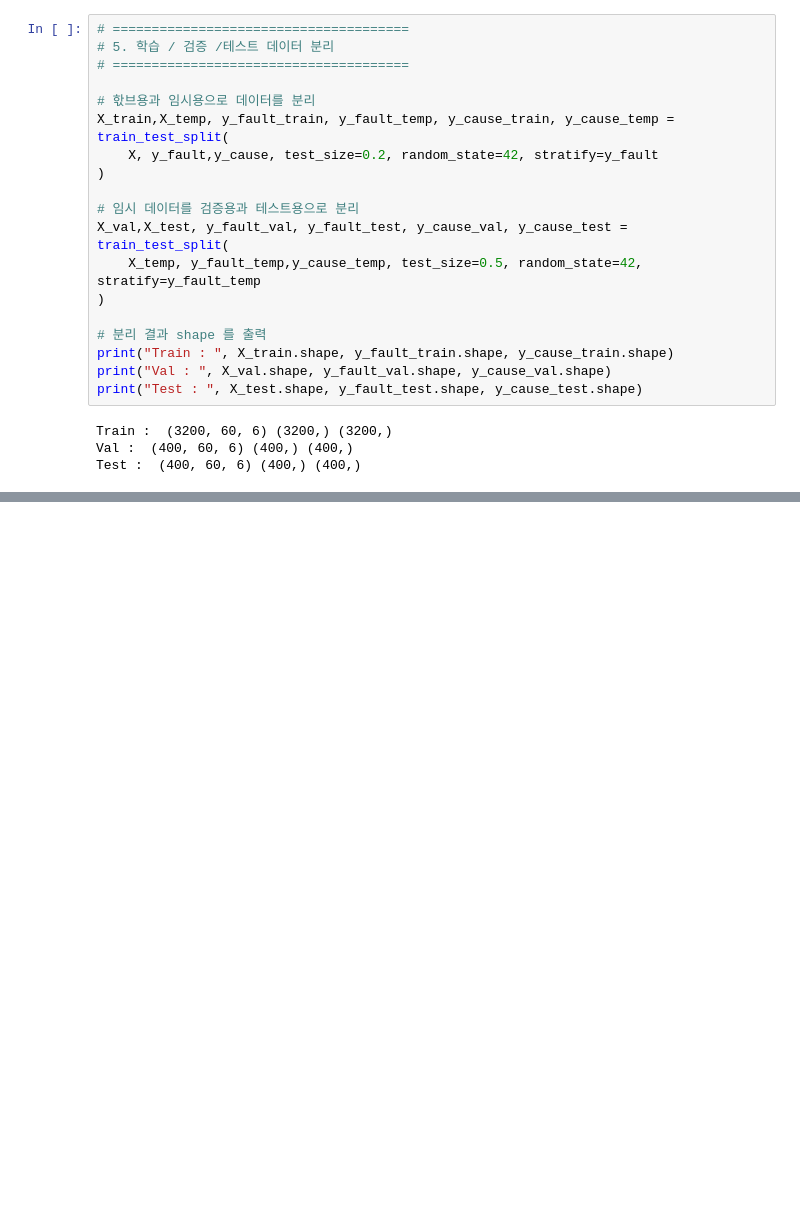
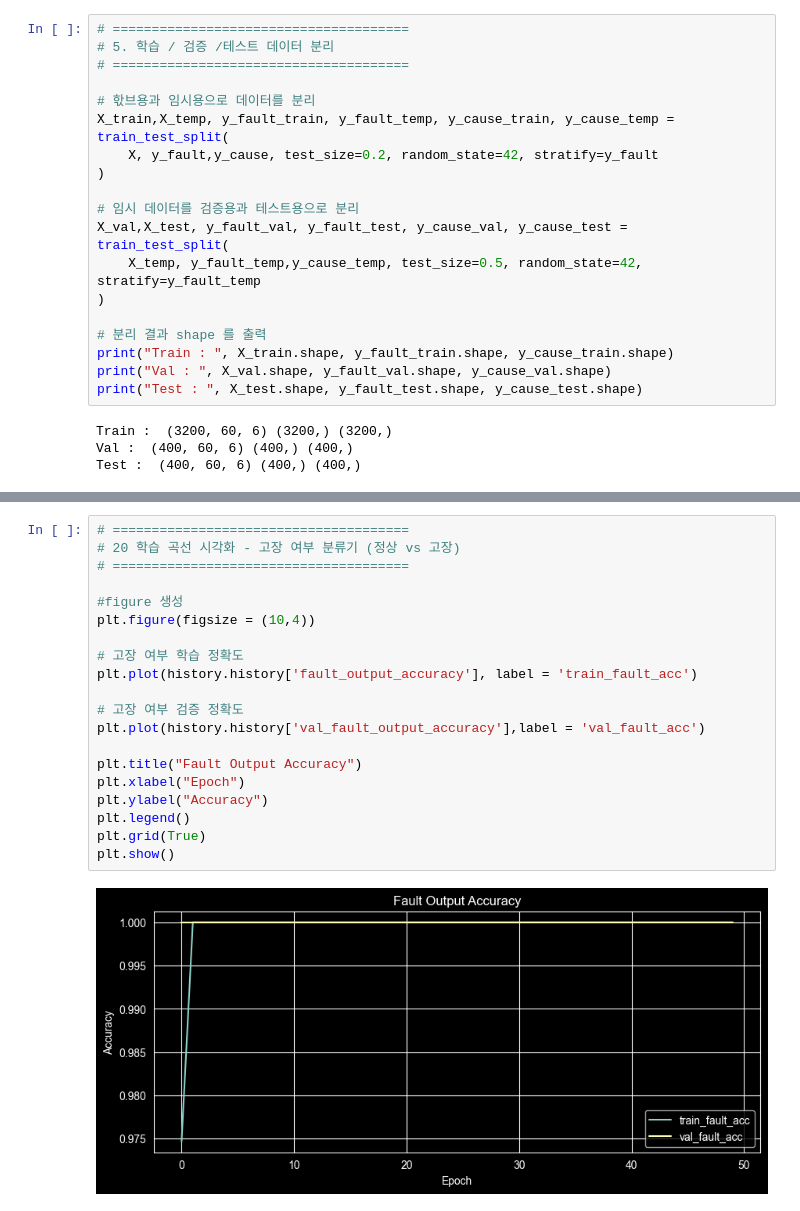
Before and after one commit to leon4study/workspace, a Jupyter notebook: day9/설비고장 사전예측+품질원인분류 멀티태스크 모델 실습.ipynb, the cells around one changed output, grey strips where cells are left out. Drawn from its saved outputs; the diff is of its cells as text; blank space fills up the shorter version.

```diff
--- a/day9/설비고장 사전예측+품질원인분류 멀티태스크 모델 실습.ipynb
+++ b/day9/설비고장 사전예측+품질원인분류 멀티태스크 모델 실습.ipynb
@@ -292,0 +789,22 @@ X_train_2d = X_train.reshape(-1, n_features)
+# %%
+# ======================================
+# 20 학습 곡선 시각화 - 고장 여부 분류기 (정상 vs 고장)
+# ======================================
+
+#figure 생성
+plt.figure(figsize = (10,4))
+
+# 고장 여부 학습 정확도
+plt.plot(history.history['fault_output_accuracy'], label = 'train_fault_acc')
+
+# 고장 여부 검증 정확도
+plt.plot(history.history['val_fault_output_accuracy'],label = 'val_fault_acc')
+
+plt.title("Fault Output Accuracy")
+plt.xlabel("Epoch")
+plt.ylabel("Accuracy")
+plt.legend()
+plt.grid(True)
+plt.show()
+# %% [output]
+[figure, added]
```
Also changed, not shown: parts of 26 cells of this notebook, 8 other files.
